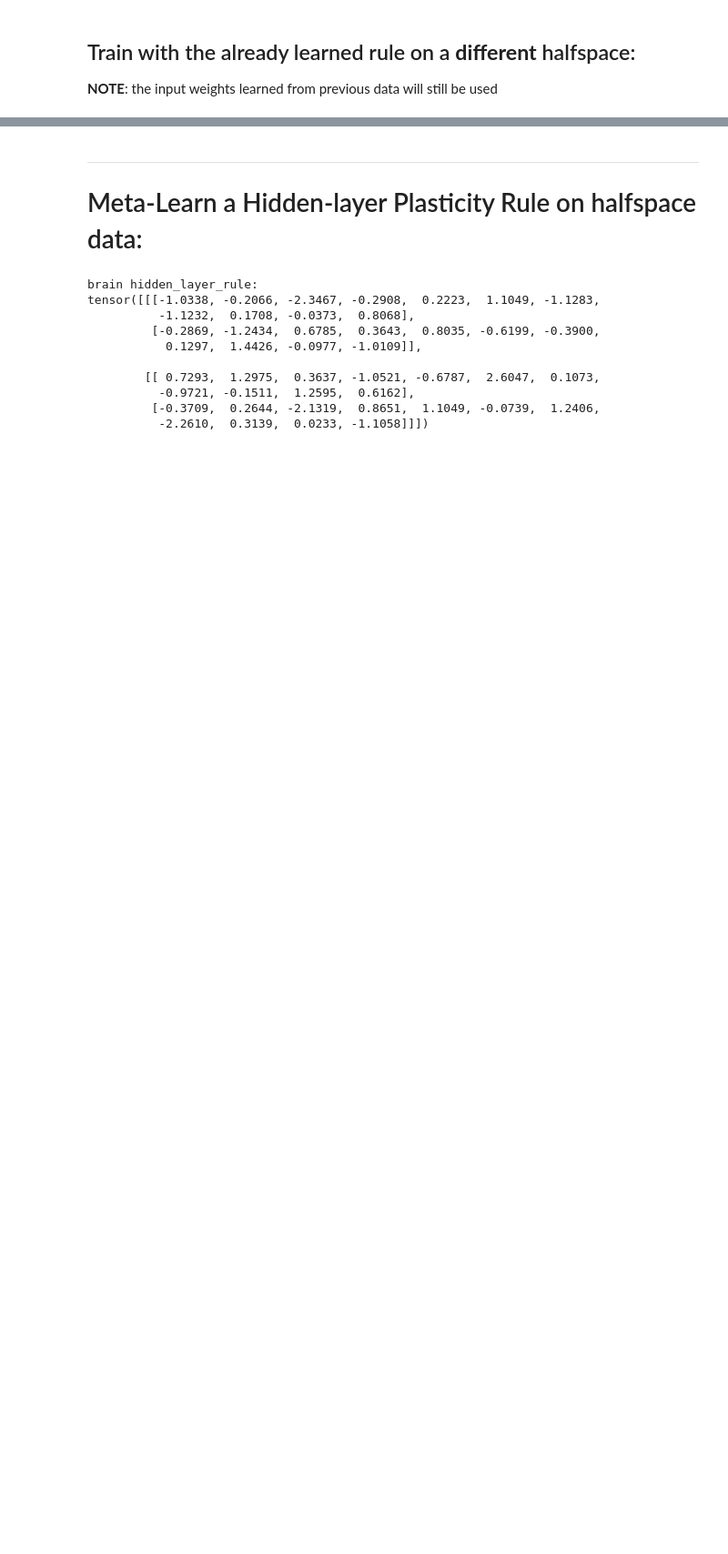
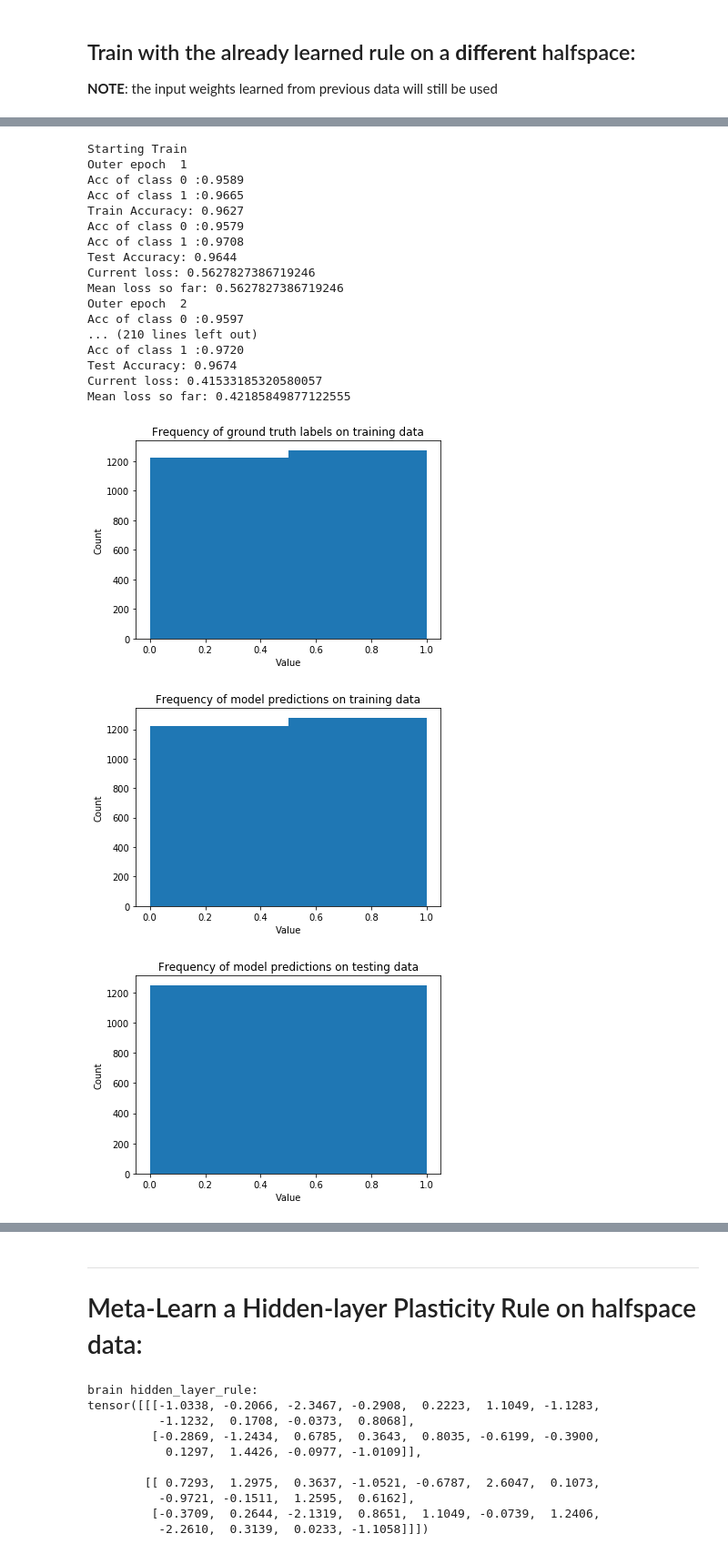
Before and after one commit to saykartik/assemblies, a Jupyter notebook: BrainNet/FFBrainNet Tests.ipynb, the cells around one changed output, grey strips where cells are left out. Shown at 91% size. Cells and saved outputs as stored; diff of their text form; code cells hidden in the pictures; blank space fills up the shorter version.

```diff
--- a/BrainNet/FFBrainNet Tests.ipynb
+++ b/BrainNet/FFBrainNet Tests.ipynb
@@ -267,0 +267,38 @@ plt.show()
+# %%
+# Create a new network with the same params as before
+brain2 = FFLocalNet(n=4, m=2, l=1, w=10, p=0.5, cap=5, options=opts, update_scheme=scheme)
+# %%
+# Learn input weights (via GD) for the new data
+# NOTE: We'll also be meta-learning a new output layer rule, but we'll throw it away later
+losses, meta_train_acc, meta_test_acc, meta_stats = train_local_rule(
+    X,                      # Training Examples
+    y,                      # Training Labels
+    brain2,                 # The FFBrainNet
+    rule_epochs = 25,       # Number of times to run through the data
+    epochs = 1,             # Number of time to run through a single batch for a single training pass
+    batch = 100,            # Number of examples in a batch.
+    lr = 1e-2,              # Learning Rate
+    X_test = X_test,
+    y_test = y_test,
+    verbose = True)         # Evaluate network on test/train data each epoch
+# %% [output]
+Starting Train
+Outer epoch  1
+Acc of class 0 :0.9589
+Acc of class 1 :0.9665
+Train Accuracy: 0.9627
+Acc of class 0 :0.9579
+Acc of class 1 :0.9708
+Test Accuracy: 0.9644
+Current loss: 0.5627827386719246
+Mean loss so far: 0.5627827386719246
+Outer epoch  2
+Acc of class 0 :0.9597
+... (210 lines left out)
+Acc of class 1 :0.9720
+Test Accuracy: 0.9674
+Current loss: 0.41533185320580057
+Mean loss so far: 0.42185849877122555
+[figure, added]
+[figure, added]
+[figure, added]
```
Also changed, not shown: parts of 15 cells of this notebook.
